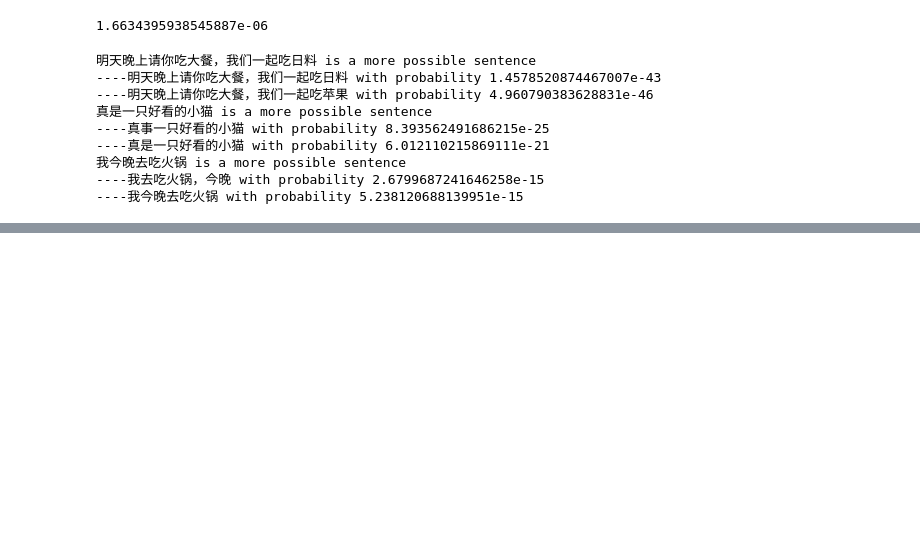
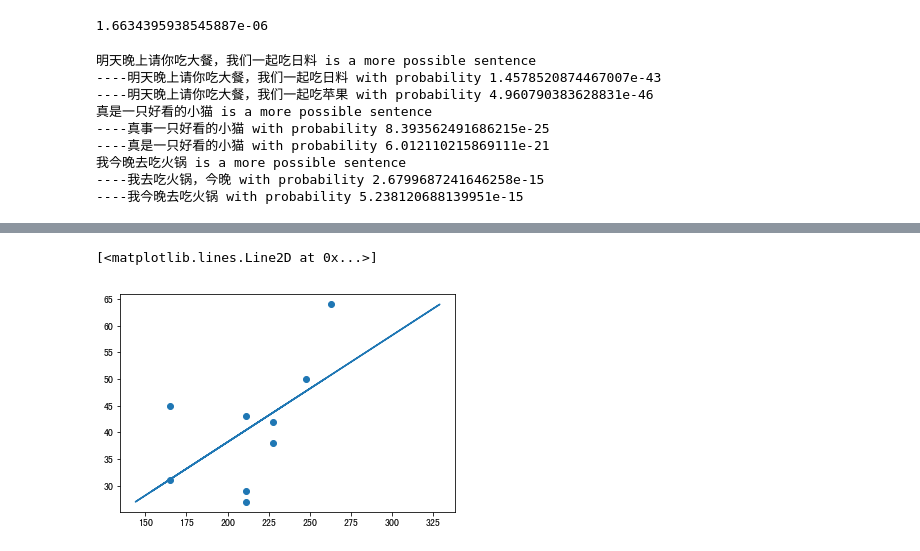
Before and after one commit to computing-intelligence/Source-Code-of-Pragmatic-Artificial-Intelligence-Algorithms-Based-on-Natrual-Language-Processing, a Jupyter notebook: Chapter-01-AI-Introduction-and-Syntax-Tree.ipynb, the cells around one changed output, grey strips where cells are left out. Cells and saved outputs as stored; diff of their text form; code cells hidden in the pictures; blank space fills up the shorter version.

```diff
--- a/Chapter-01-AI-Introduction-and-Syntax-Tree.ipynb
+++ b/Chapter-01-AI-Introduction-and-Syntax-Tree.ipynb
@@ -417,0 +551,7 @@ get_2_gram_result_from_sentences(need_compared)
+# %%
+fare_hats = 5 * age + 9
+plt.scatter(fare, age)
+plt.plot(fare_hats, age)
+# %% [output]
+[<matplotlib.lines.Line2D at 0x...>]
+[figure, added]
```
Also changed, not shown: parts of 19 cells of this notebook.
